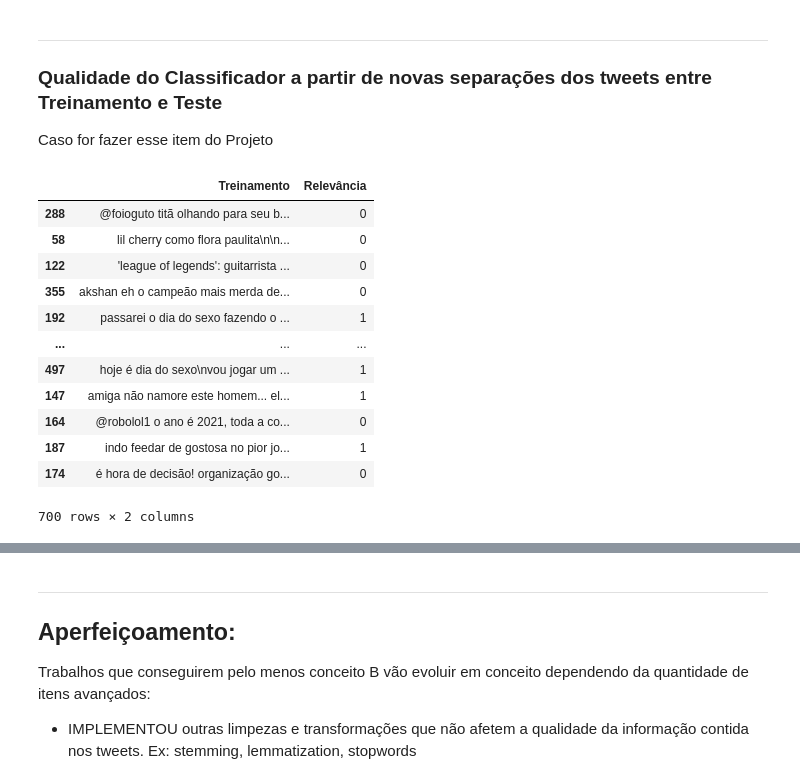
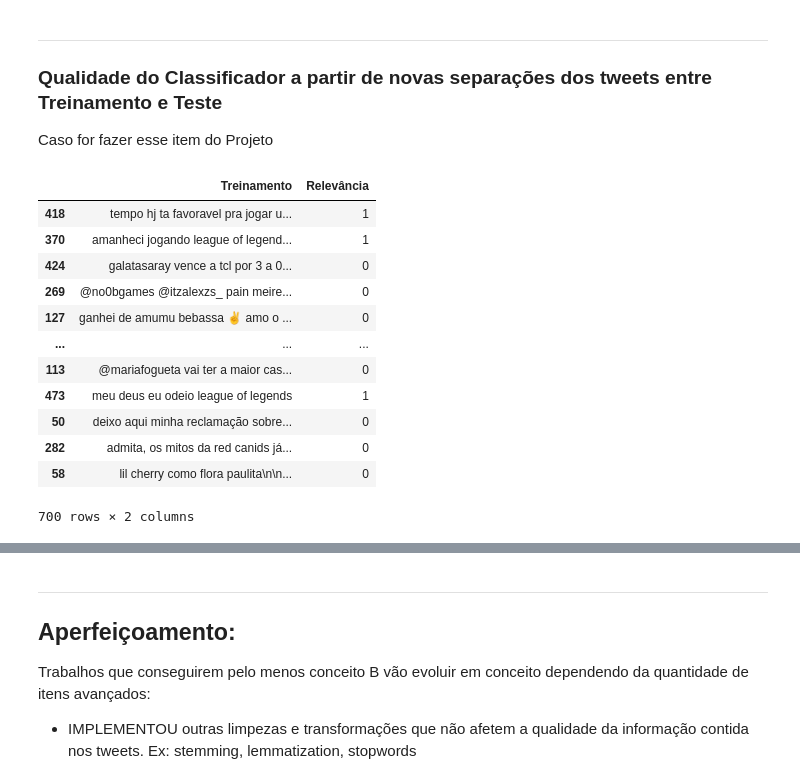
Before and after one commit to AndreBBM/Projeto-1-CDados, a Jupyter notebook: Projeto1_Funções_dos_classificadores.ipynb, the cells around one changed output, grey strips where cells are left out. Drawn from its saved outputs; the diff is of its cells as text; code cells hidden in the pictures.

```diff
--- a/Projeto1_Funções_dos_classificadores.ipynb
+++ b/Projeto1_Funções_dos_classificadores.ipynb
@@ -533,19 +533,20 @@ Caso for fazer esse item do Projeto
 # %%
 #Teste
 
 #Dispõe as linhas em ordem aleatória
-combined.sample(frac=1)
+embaralhado = combined.sample(frac=1)
+embaralhado
 # %% [output]
 |  | Treinamento | Relevância |
-| 288 | @foioguto titã olhando para seu b... | 0 |
+| 418 | tempo hj ta favoravel pra jogar u... | 1 |
+| 370 | amanheci jogando league of legend... | 1 |
+| 424 | galatasaray vence a tcl por 3 a 0... | 0 |
+| 269 | @no0bgames @itzalexzs_ pain meire... | 0 |
+| 127 | ganhei de amumu bebassa ✌️ amo o ... | 0 |
+| ... | ... | ... |
+| 113 | @mariafogueta vai ter a maior cas... | 0 |
+| 473 | meu deus eu odeio league of legends | 1 |
+| 50 | deixo aqui minha reclamação sobre... | 0 |
+| 282 | admita, os mitos da red canids já... | 0 |
 | 58 | lil cherry como flora paulita\n\n... | 0 |
-| 122 | 'league of legends': guitarrista ... | 0 |
-| 355 | akshan eh o campeão mais merda de... | 0 |
-| 192 | passarei o dia do sexo fazendo o ... | 1 |
-| ... | ... | ... |
-| 497 | hoje é dia do sexo\nvou jogar um ... | 1 |
-| 147 | amiga não namore este homem... el... | 1 |
-| 164 | @robolol1 o ano é 2021, toda a co... | 0 |
-| 187 | indo feedar de gostosa no pior jo... | 1 |
-| 174 | é hora de decisão! organização go... | 0 |
 700 rows × 2 columns
```
Also changed, not shown: parts of 6 cells of this notebook.
